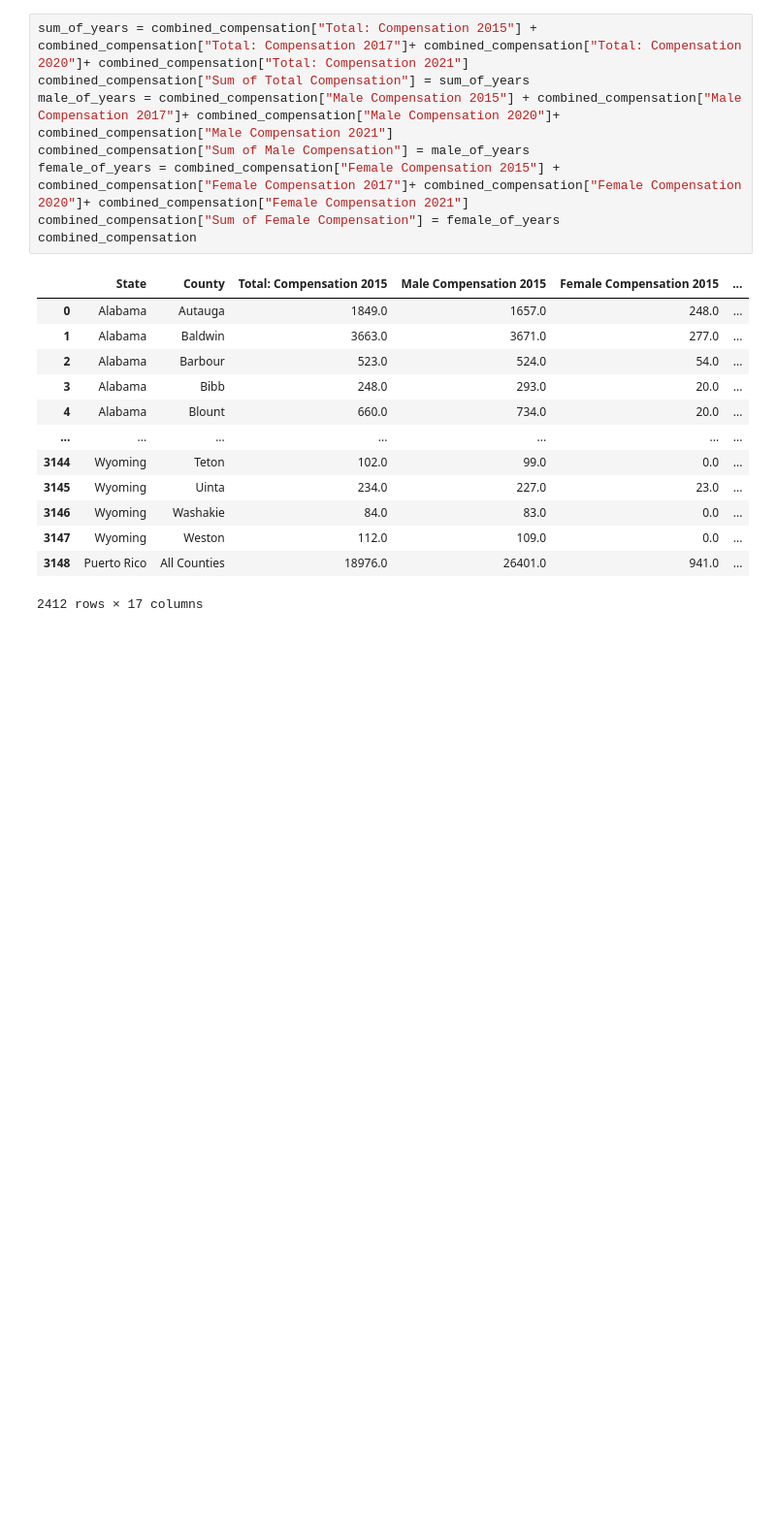
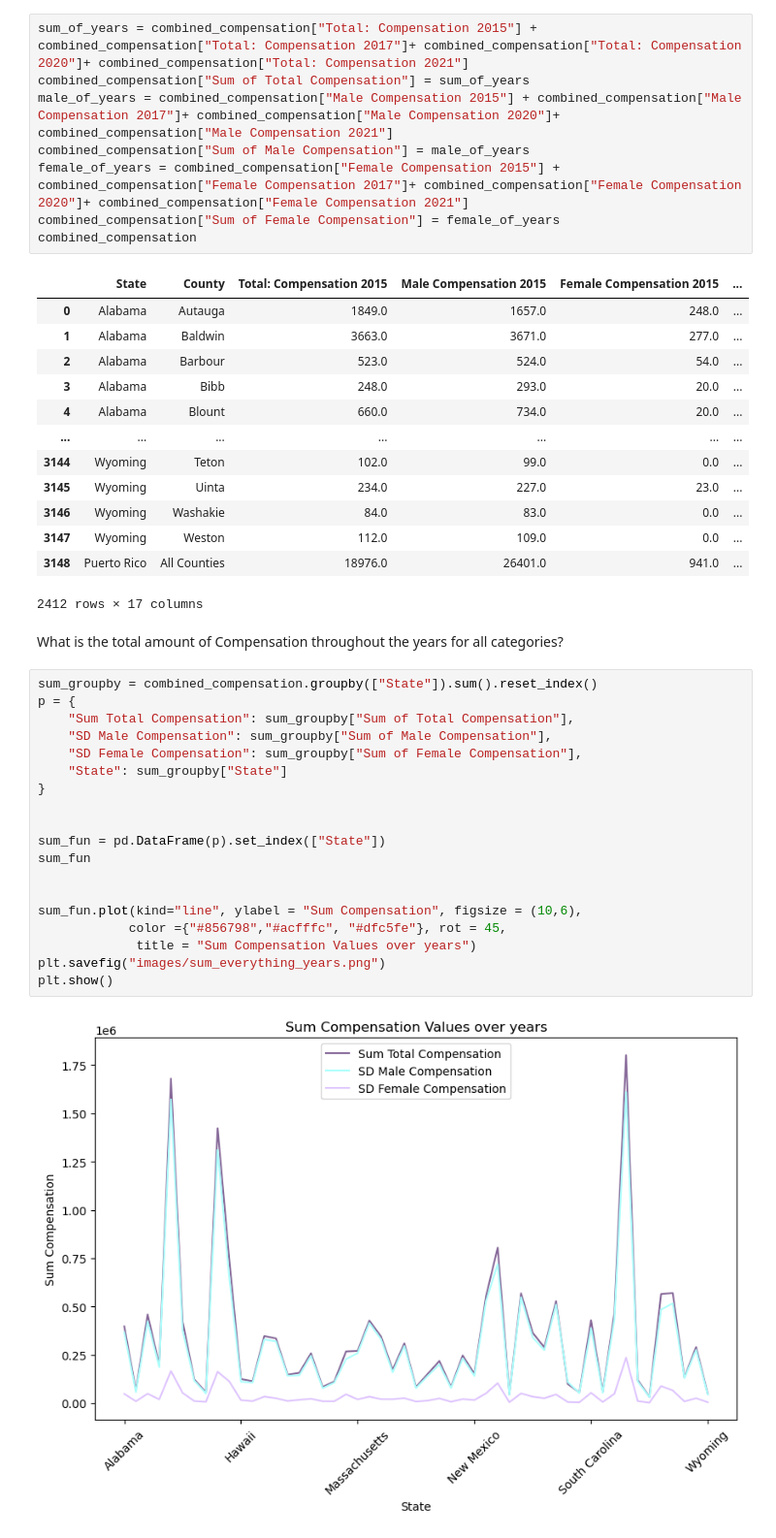
Before and after one commit to nicduffee/project1, a Jupyter notebook: Disability.ipynb, the cells around one changed output. Shown: that part at 97% size. Saved outputs shown, nothing was run; the diff lists cells and outputs as text; blank space fills up the shorter version.

```diff
--- a/Disability.ipynb
+++ b/Disability.ipynb
@@ -310,4 +310,27 @@ combined_compensation
 | 3147 | Wyoming | Weston | 112.0 | 109.0 | 0.0 | ... |
 | 3148 | Puerto Rico | All Counties | 18976.0 | 26401.0 | 941.0 | ... |
 2412 rows × 17 columns
+# %% [markdown]
+What is the total amount of Compensation throughout the years for all categories?
+# %%
+sum_groupby = combined_compensation.groupby(["State"]).sum().reset_index()
+p = {
+    "Sum Total Compensation": sum_groupby["Sum of Total Compensation"],
+    "SD Male Compensation": sum_groupby["Sum of Male Compensation"],
+    "SD Female Compensation": sum_groupby["Sum of Female Compensation"],
+    "State": sum_groupby["State"]
+}
+
+
+sum_fun = pd.DataFrame(p).set_index(["State"])
+sum_fun
+
+
+sum_fun.plot(kind="line", ylabel = "Sum Compensation", figsize = (10,6),
+            color ={"#856798","#acfffc", "#dfc5fe"}, rot = 45,
+             title = "Sum Compensation Values over years")
+plt.savefig("images/sum_everything_years.png")
+plt.show()
+# %% [output]
+[figure, added]
 # %%
```
Also changed, not shown: parts of 2 cells of this notebook, 5 other files.
